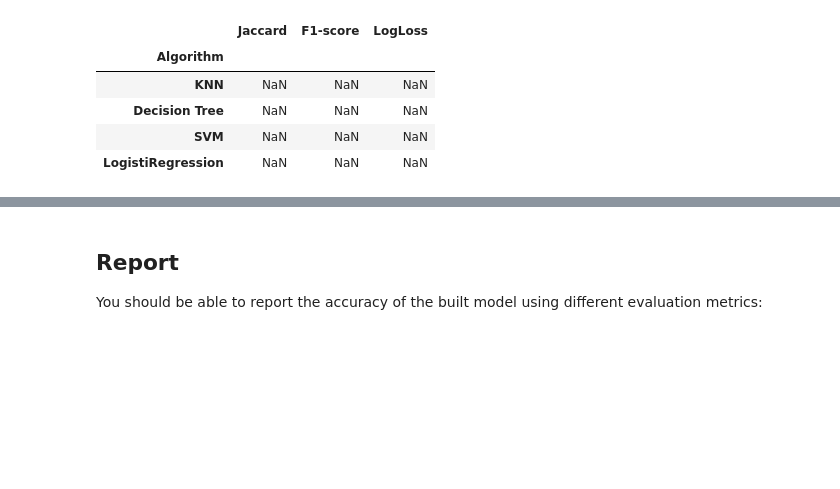
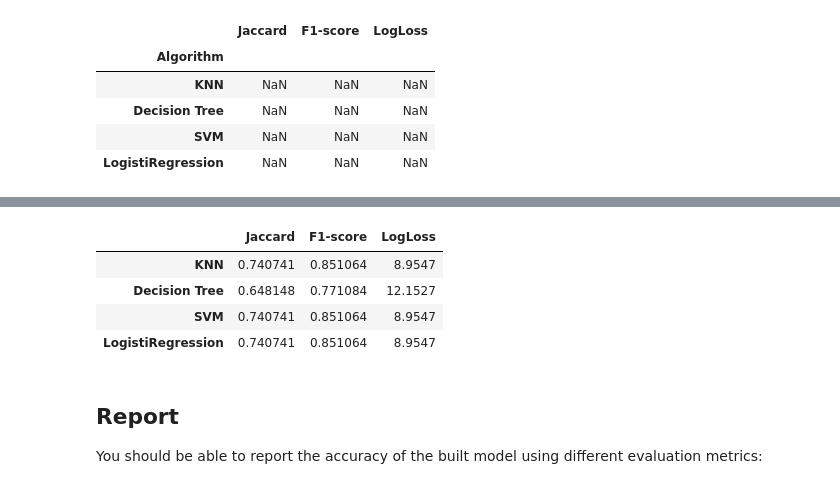
Before and after one commit to ak1997892/Coursera_ML_Python, a Jupyter notebook: Coursera_Capstone_ML_Python.ipynb, the cells around one changed output, grey strips where cells are left out. Cells and saved outputs as stored; diff of their text form; code cells hidden in the pictures; blank space fills up the shorter version.

```diff
--- a/Coursera_Capstone_ML_Python.ipynb
+++ b/Coursera_Capstone_ML_Python.ipynb
@@ -425,3 +417,9 @@ type_of_target(y_test)
+# %%
+y_test = y_test.astype(int)
+y_knn = y_knn.astype(int)
+y_dt = y_dt.astype(int)
+y_svc = y_svc.astype(int)
+y_lr = y_lr.astype(int)
 # %%
 pred = [y_knn,y_dt,y_svc,y_lr]
 for i in range(result.shape[0]):
@@ -438,3 +429,11 @@ array([1, 1, 1, 1, 1, 1, 1, 1, 1, 1, 1, 1, 1, 1, 1, 1, 1, 1, 1, 1, 1, 1,
+# %%
+result
+# %% [output]
+|  | Jaccard | F1-score | LogLoss |
+| KNN | 0.740741 | 0.851064 | 8.9547 |
+| Decision Tree | 0.648148 | 0.771084 | 12.1527 |
+| SVM | 0.740741 | 0.851064 | 8.9547 |
+| LogistiRegression | 0.740741 | 0.851064 | 8.9547 |
 # %% [markdown]
 ## Report
 You should be able to report the accuracy of the built model using different evaluation metrics:
```
Also changed, not shown: parts of 5 cells of this notebook.
